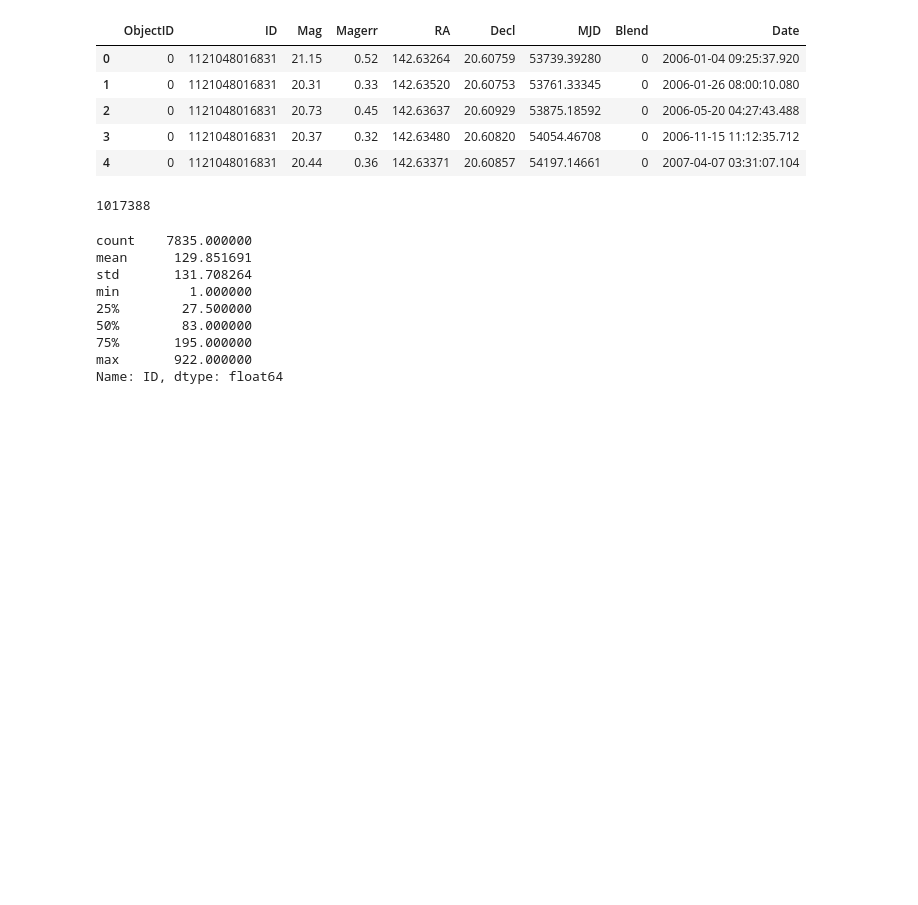
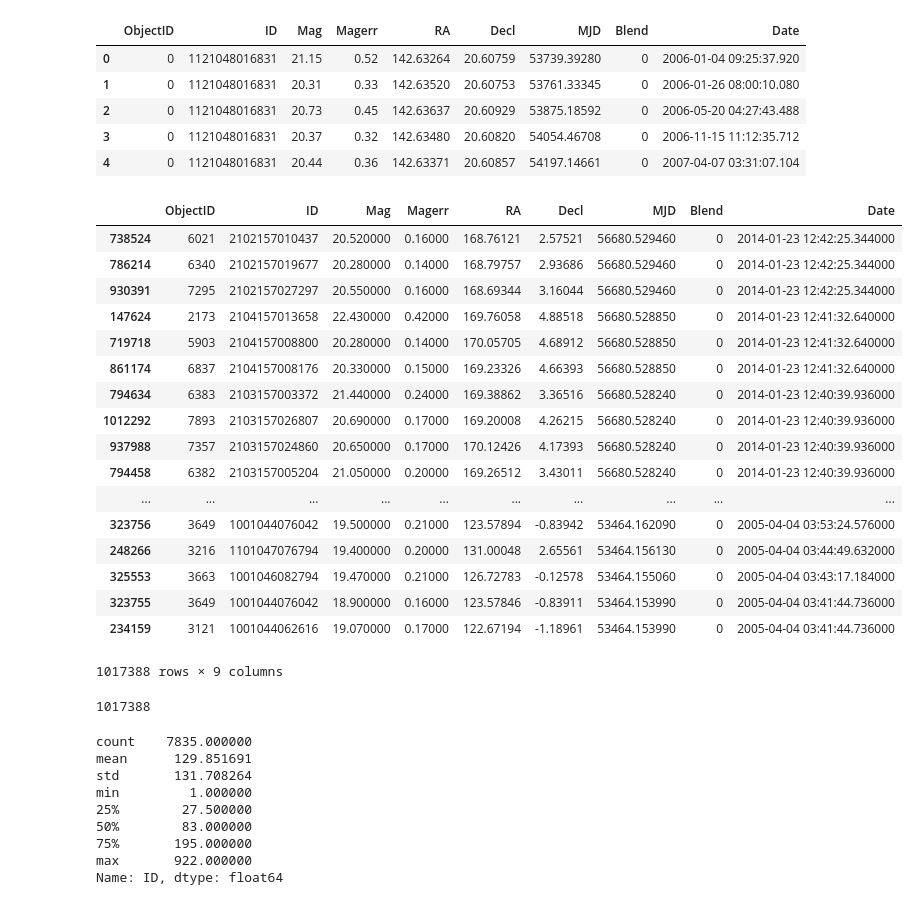
Before and after one commit to diegoalejogm/transient-recognition-lsst, a Jupyter notebook: notebooks/CRTS/CRTS Transient Data Download & Exploration.ipynb, the cells around one changed output. Saved outputs shown, nothing was run; the diff lists cells and outputs as text; code cells hidden in the pictures; blank space fills up the shorter version.

```diff
--- a/notebooks/CRTS/CRTS Transient Data Download & Exploration.ipynb
+++ b/notebooks/CRTS/CRTS Transient Data Download & Exploration.ipynb
@@ -58,6 +60,27 @@ df_light_curves.head()
 | 2 | 0 | 1121048016831 | 20.73 | 0.45 | 142.63637 | 20.60929 | 53875.18592 | 0 | 2006-05-20 04:27:43.488 |
 | 3 | 0 | 1121048016831 | 20.37 | 0.32 | 142.63480 | 20.60820 | 54054.46708 | 0 | 2006-11-15 11:12:35.712 |
 | 4 | 0 | 1121048016831 | 20.44 | 0.36 | 142.63371 | 20.60857 | 54197.14661 | 0 | 2007-04-07 03:31:07.104 |
+# %%
+df_light_curves.sort_values('Date', ascending=False)
+# %% [output]
+|  | ObjectID | ID | Mag | Magerr | RA | Decl | MJD | Blend | Date |
+| 738524 | 6021 | 2102157010437 | 20.520000 | 0.16000 | 168.76121 | 2.57521 | 56680.529460 | 0 | 2014-01-23 12:42:25.344000 |
+| 786214 | 6340 | 2102157019677 | 20.280000 | 0.14000 | 168.79757 | 2.93686 | 56680.529460 | 0 | 2014-01-23 12:42:25.344000 |
+| 930391 | 7295 | 2102157027297 | 20.550000 | 0.16000 | 168.69344 | 3.16044 | 56680.529460 | 0 | 2014-01-23 12:42:25.344000 |
+| 147624 | 2173 | 2104157013658 | 22.430000 | 0.42000 | 169.76058 | 4.88518 | 56680.528850 | 0 | 2014-01-23 12:41:32.640000 |
+| 719718 | 5903 | 2104157008800 | 20.280000 | 0.14000 | 170.05705 | 4.68912 | 56680.528850 | 0 | 2014-01-23 12:41:32.640000 |
+| 861174 | 6837 | 2104157008176 | 20.330000 | 0.15000 | 169.23326 | 4.66393 | 56680.528850 | 0 | 2014-01-23 12:41:32.640000 |
+| 794634 | 6383 | 2103157003372 | 21.440000 | 0.24000 | 169.38862 | 3.36516 | 56680.528240 | 0 | 2014-01-23 12:40:39.936000 |
+| 1012292 | 7893 | 2103157026807 | 20.690000 | 0.17000 | 169.20008 | 4.26215 | 56680.528240 | 0 | 2014-01-23 12:40:39.936000 |
+| 937988 | 7357 | 2103157024860 | 20.650000 | 0.17000 | 170.12426 | 4.17393 | 56680.528240 | 0 | 2014-01-23 12:40:39.936000 |
+| 794458 | 6382 | 2103157005204 | 21.050000 | 0.20000 | 169.26512 | 3.43011 | 56680.528240 | 0 | 2014-01-23 12:40:39.936000 |
+| ... | ... | ... | ... | ... | ... | ... | ... | ... | ... |
+| 323756 | 3649 | 1001044076042 | 19.500000 | 0.21000 | 123.57894 | -0.83942 | 53464.162090 | 0 | 2005-04-04 03:53:24.576000 |
+| 248266 | 3216 | 1101047076794 | 19.400000 | 0.20000 | 131.00048 | 2.65561 | 53464.156130 | 0 | 2005-04-04 03:44:49.632000 |
+| 325553 | 3663 | 1001046082794 | 19.470000 | 0.21000 | 126.72783 | -0.12578 | 53464.155060 | 0 | 2005-04-04 03:43:17.184000 |
+| 323755 | 3649 | 1001044076042 | 18.900000 | 0.16000 | 123.57846 | -0.83911 | 53464.153990 | 0 | 2005-04-04 03:41:44.736000 |
+| 234159 | 3121 | 1001044062616 | 19.070000 | 0.17000 | 122.67194 | -1.18961 | 53464.153990 | 0 | 2005-04-04 03:41:44.736000 |
+1017388 rows × 9 columns
 # %%
 df_light_curves.ID.count()
 # %% [output]
```
Also changed, not shown: parts of 3 cells of this notebook, 3 other files.
